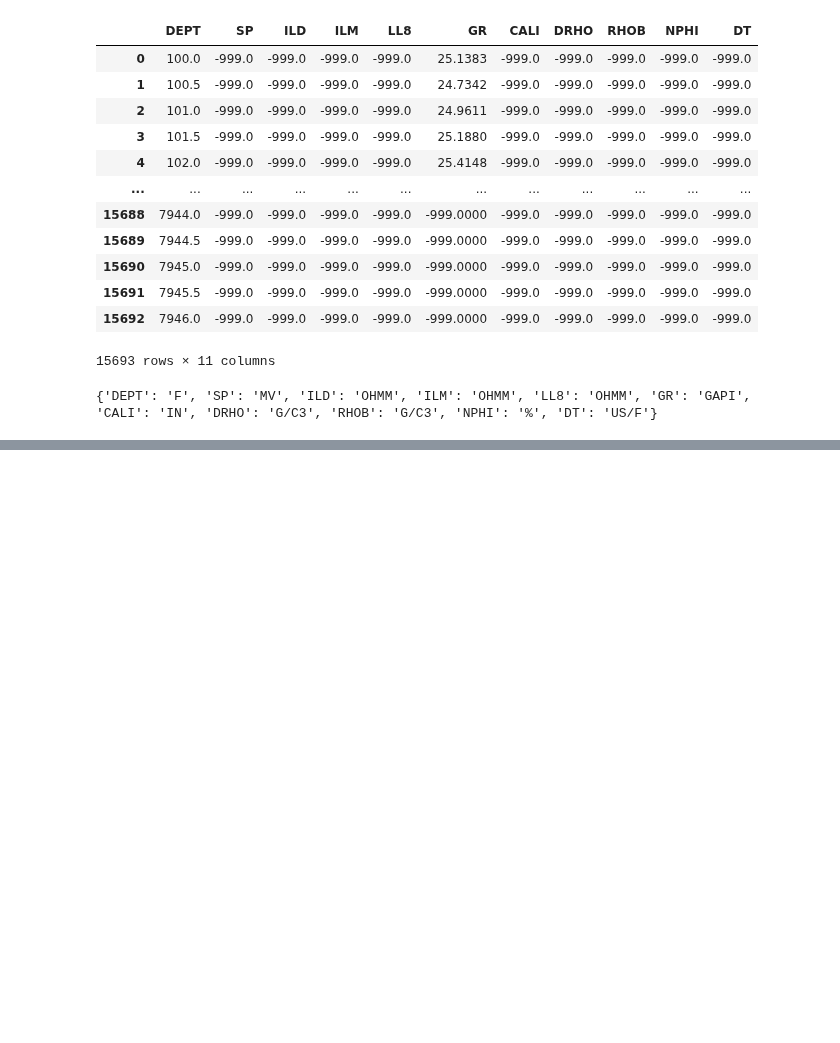
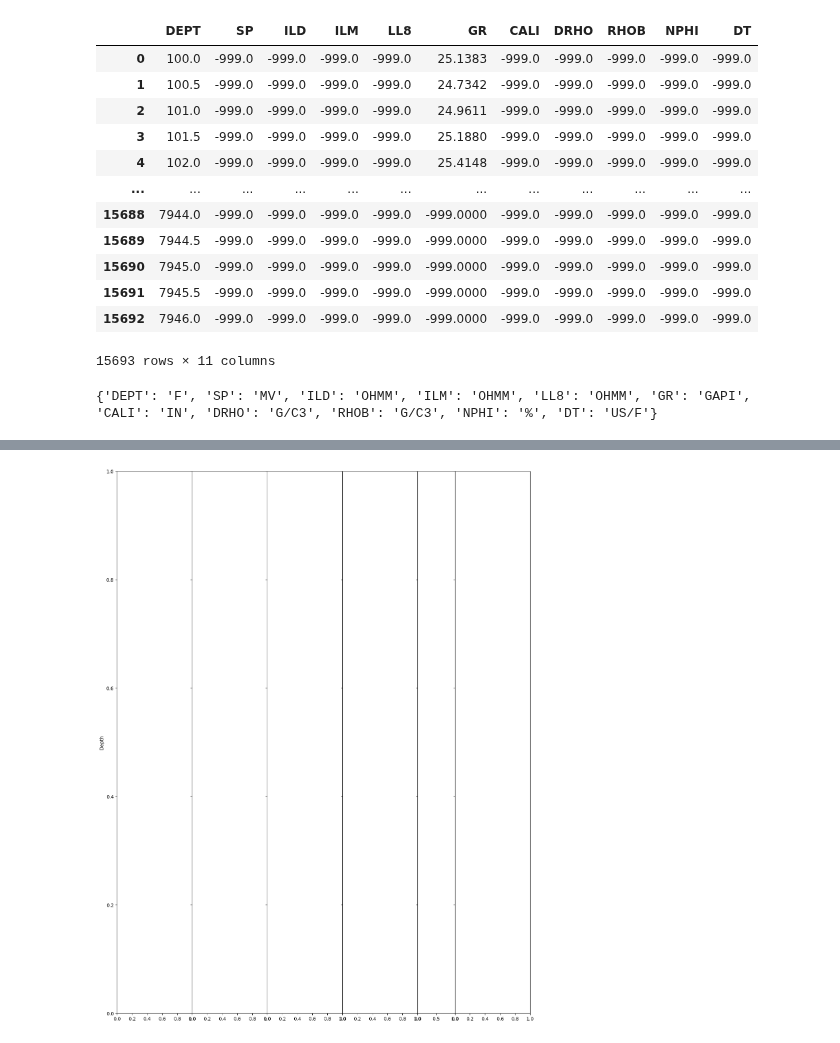
Before and after one commit to giecaruff/stoneforge, a Jupyter notebook: examples/log_export.ipynb, the cells around one changed output, grey strips where cells are left out. Drawn from its saved outputs; the diff is of its cells as text; code cells hidden in the pictures; blank space fills up the shorter version.

```diff
--- a/examples/log_export.ipynb
+++ b/examples/log_export.ipynb
@@ -194,0 +43,98 @@ makeplot(data,top_depth=100.5, bottom_depth=7994.5)
+# %%
+class LogPlot:
+
+    def __init__(self, size=(27.7, 40.0)):
+        self.cm = 0.3937
+        self.fig = plt.figure(figsize=(size[0]*self.cm, size[1]*self.cm))
+
+        self.ax = None
+        self.xzeros = []
+        self.yzeros = []
+        self.widths = []
+        self.heights = []
+        self._first_track = True
+
+        self.y = None
+        self.depth_description = "Depth"
+        self.top = None
+        self.bot = None
+
+    def _addtrack(self, w=0.2, pos=False):
+        if self.xzeros:
+            if pos:
+                self.xzeros.append(self.xzeros[-1])
+            else:
+                self.xzeros.append(self.xzeros[-1] + self.widths[-1])
+        else:
+            self.xzeros.append(0.1)
+
+        self.yzeros.append(0.1)
+        self.widths.append(w)
+        self.heights.append(1.0)
+
+        self.ax = self.fig.add_axes([self.xzeros[-1], self.yzeros[-1], self.widths[-1], self.heights[-1]])
+        self.ax.patch.set_alpha(0)
+
+        if not self._first_track:
+            self.ax.set_yticklabels([])
+        else:
+            self.ax.set_ylabel(self.depth_description)
+
+        self._first_track = False
+
+    def set_depth(self, y, d, top=None, bot=None):
+        self.y = y
+        self.depth_description = d
+
+        if top == None:
+            self.top = np.nanmin(y)
+        else:
+            self.top = top
+
+        if bot == None:
+            self.bot = np.nanmax(y)
+        else:
+            self.bot = bot
+
+    def nplot(self, x, c='black', s='-', w=0.2, pos=False, vmin=None, vmax=None, step=10):
+        self._addtrack(w=w, pos=pos)
+        self.ax.grid()
+        if vmin == None:
+            vmin = np.nanmin(x)
+        if vmax == None:
+            vmax = np.nanmax(x)
+        self.ax.set_xticks(np.linspace(vmin,vmax,step+1))
+        self.ax.plot(x, self.y, color=c, linestyle=s, linewidth=0.5)
+        self.ax.set_xlim(vmin,vmax)
+        self.ax.set_xticklabels([])
+        self.ax.set_ylim(self.bot,self.top)
+
+    def lplot(self, x, c='black', s='-', w=0.2, pos=False, vmin=None, vmax=None, step=10):
+        self._addtrack(w=w, pos=pos)
+        if vmin == None:
+            vmin = np.nanmin(x)
+        if vmax == None:
+            vmax = np.nanmax(x)
+        self.ax.set_xticks(np.linspace(vmin,vmax,step+1))
+        self.ax.semilogx(x, self.y, color=c, linestyle=s, linewidth=0.5)
+        self.ax.set_xlim(vmin,vmax)
+        self.ax.grid()
+        self.ax.grid(which="minor", color="0.9")
+        self.ax.set_xticklabels([])
+        self.ax.set_ylim(self.bot,self.top)
+
+    def show(self):
+        plt.show()
+
+# ================================================================================================== #
+
+img = LogPlot()
+img._addtrack()
+img._addtrack()
+img._addtrack()
+img._addtrack()
+img._addtrack(w = 0.1)
+img._addtrack()
+img.show()
+# %% [output]
+[figure, added]
```
Also changed, not shown: parts of 6 cells of this notebook, 2 other files.
